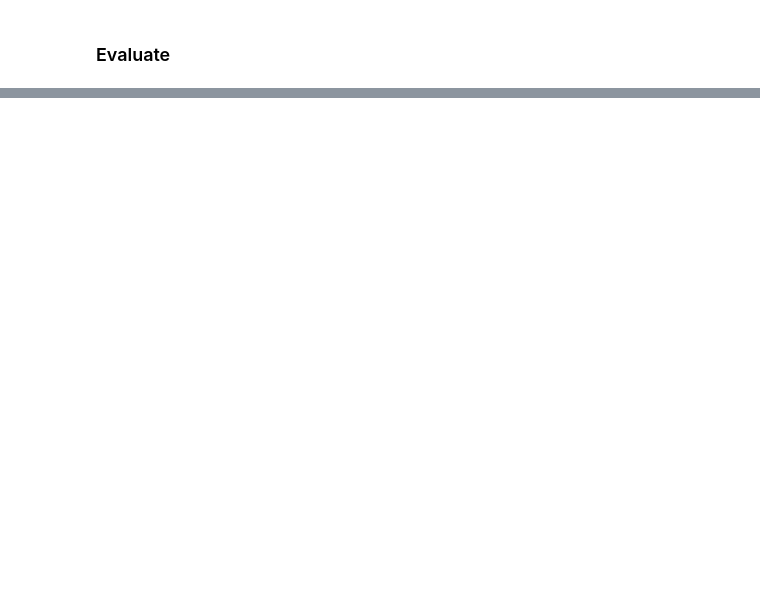
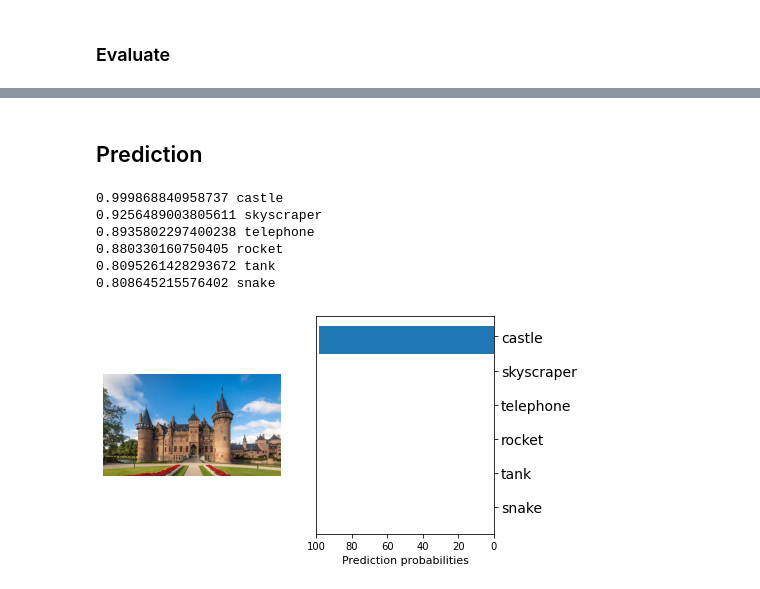
Before and after one commit to raminetinati/BiT-Demo, a Jupyter notebook: BiT - Example.ipynb, the cells around one changed output, grey strips where cells are left out. Saved outputs shown, nothing was run; the diff lists cells and outputs as text; code cells hidden in the pictures; blank space fills up the shorter version.

Commit message:
Updated example with trained CIFAR-100 Model TF

```diff
--- a/BiT - Example.ipynb
+++ b/BiT - Example.ipynb
@@ -211,0 +300,7 @@ for epoch, accu in enumerate(history.history['val_accuracy']):
+# %% [markdown]
+## Prediction
+# %%
+# Show the MAX_PREDS highest scoring labels:
+MAX_PREDS = 10
+# Do not show labels with lower score than this:
+MIN_SCORE = 0.8
@@ -211,0 +339,47 @@ for epoch, accu in enumerate(history.history['val_accuracy']):
+# %%
+def show_preds(logits, image, dataset_classes):
+
+    fig, axes = plt.subplots(1, 2, figsize=(7, 4), squeeze=False)
+
+    ax1, ax2 = axes[0]
+
+    ax1.axis('off')
+    ax1.imshow(image)
+
+
+    logits_max = np.max(logits)
+    softmax_denominator = np.sum(np.exp(logits - logits_max))
+
+    if len(logits.shape) > 1:
+        logits = tf.reshape(logits, [-1])
+
+    classes = []
+    scores = []
+    for index, j in enumerate(np.argsort(logits)[-MAX_PREDS::][::-1]):
+        score = 1.0/(1.0 + np.exp(-logits[j]))
+        if score < MIN_SCORE: break
+
+        print(score, dataset_classes[j])
+        classes.append(dataset_classes[j])
+        scores.append(np.exp(logits[j] - logits_max)/softmax_denominator*100)
+
+    ax2.barh(np.arange(len(scores)) + 0.1, scores)
+    ax2.set_xlim(0, 100)
+    ax2.set_yticks(np.arange(len(scores)))
+    ax2.yaxis.set_ticks_position('right')
+    ax2.set_yticklabels(classes, rotation=0, fontsize=14)
+    ax2.invert_xaxis()
+    ax2.invert_yaxis()
+    ax2.set_xlabel('Prediction probabilities', fontsize=11)
+# %%
+image_fl = 'data/castle.jpg'
+preds_logits = predict(model_tmp, image_fl, resize = (resize_size, crop_size))
+show_preds(preds_logits, img_raw, classes_tmp)
+# %% [output]
+0.999868840958737 castle
+0.9256489003805611 skyscraper
+0.8935802297400238 telephone
+0.880330160750405 rocket
+0.8095261428293672 tank
+0.808645215576402 snake
+[figure, added]
```
Also changed, not shown: parts of 17 cells of this notebook.
